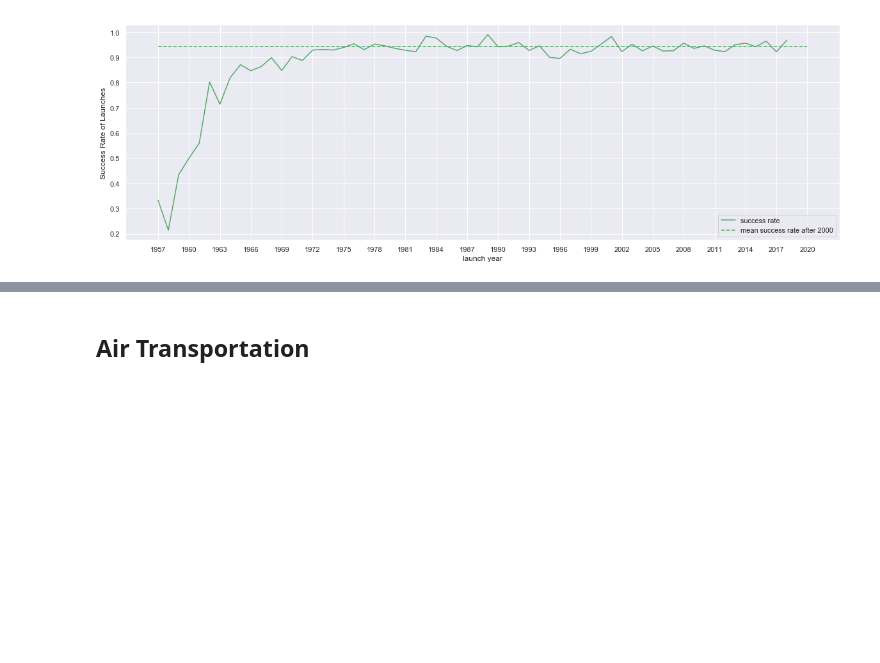
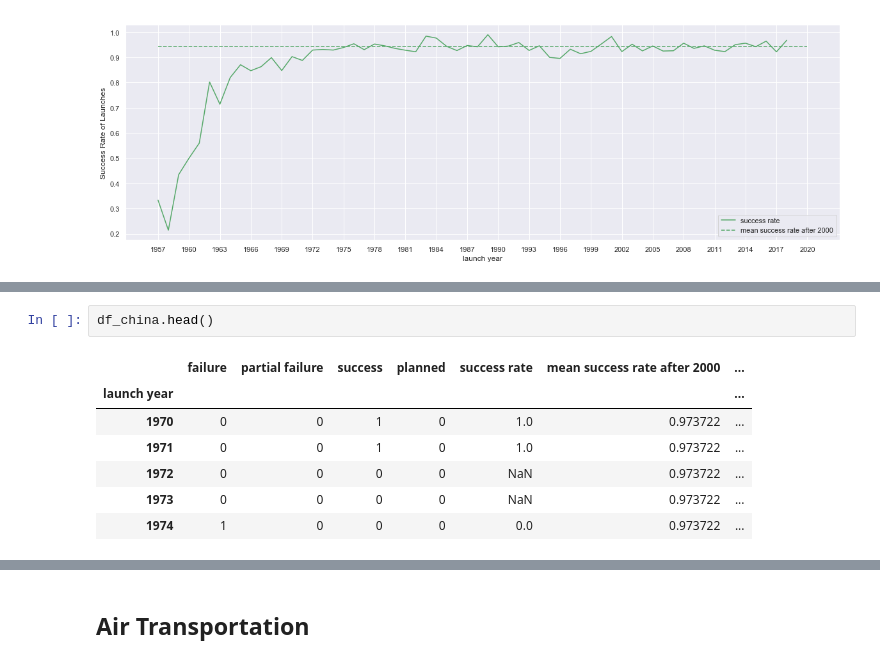
Before and after one commit to emptymalei/mini-lab, a Jupyter notebook: space_exploration/space-exploration.ipynb, the cells around one changed output, grey strips where cells are left out. Cells and saved outputs as stored; diff of their text form; blank space fills up the shorter version.

```diff
--- a/space_exploration/space-exploration.ipynb
+++ b/space_exploration/space-exploration.ipynb
@@ -234,0 +306,10 @@ fig.savefig('export/space-launch-success-rate-yearly.png')
+# %%
+df_china.head()
+# %% [output]
+|  | failure | partial failure | success | planned | success rate | mean success rate after 2000 | ... |
+| launch year |  |  |  |  |  |  | ... |
+| 1970 | 0 | 0 | 1 | 0 | 1.0 | 0.973722 | ... |
+| 1971 | 0 | 0 | 1 | 0 | 1.0 | 0.973722 | ... |
+| 1972 | 0 | 0 | 0 | 0 | NaN | 0.973722 | ... |
+| 1973 | 0 | 0 | 0 | 0 | NaN | 0.973722 | ... |
+| 1974 | 1 | 0 | 0 | 0 | 0.0 | 0.973722 | ... |
```
Also changed, not shown: parts of 11 cells of this notebook, 3 other files.
